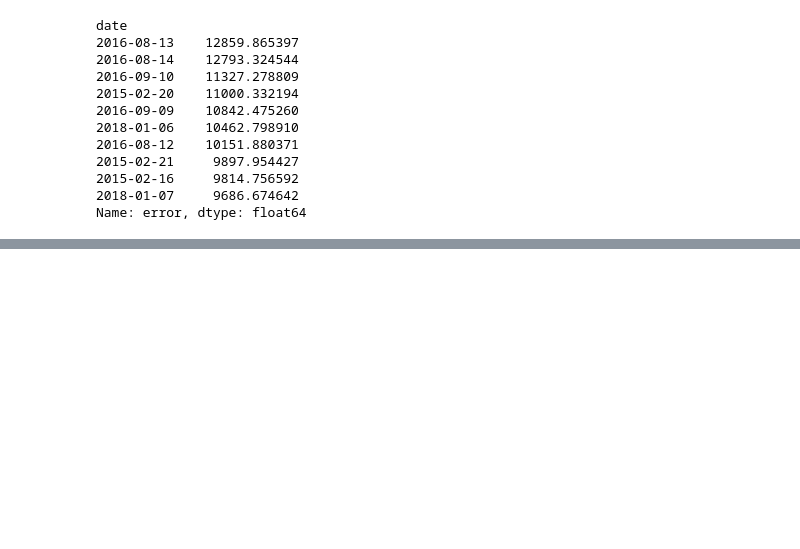
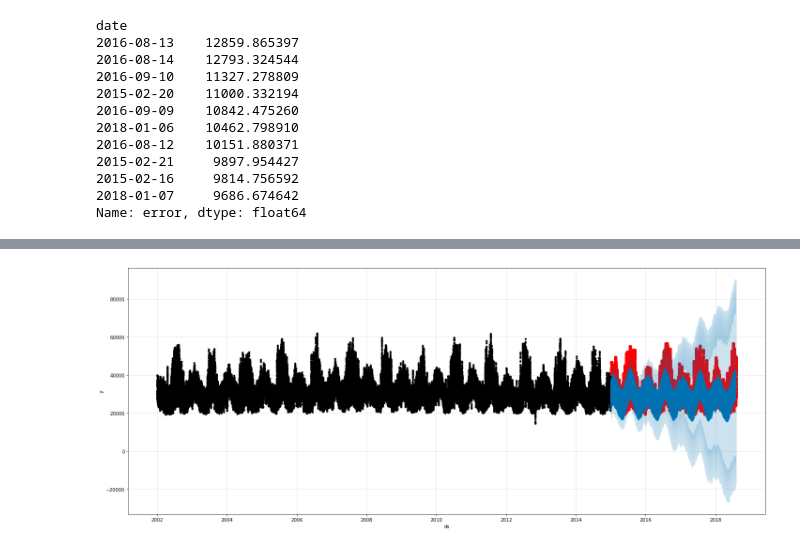
Before and after one commit to Masskadivar/BH-PCMLAI_CAPSTONE-PROJ, a Jupyter notebook: Hourly Energy Consumption.ipynb, the cells around one changed output, grey strips where cells are left out. Saved outputs shown, nothing was run; the diff lists cells and outputs as text; code cells hidden in the pictures; blank space fills up the shorter version.

```diff
--- a/Hourly Energy Consumption.ipynb
+++ b/Hourly Energy Consumption.ipynb
@@ -1035,0 +845,9 @@ Name: error, dtype: float64
+# %%
+# Plot the forecast with the actuals
+f, ax = plt.subplots(1)
+f.set_figheight(8)
+f.set_figwidth(20)
+ax.scatter(test.index,  test['Energy Consumption'], color='r')
+fig = model.plot(Energy_Consumption_test_fcst, ax=ax)
+# %% [output]
+[figure, added]
```
Also changed, not shown: parts of 82 cells of this notebook.
